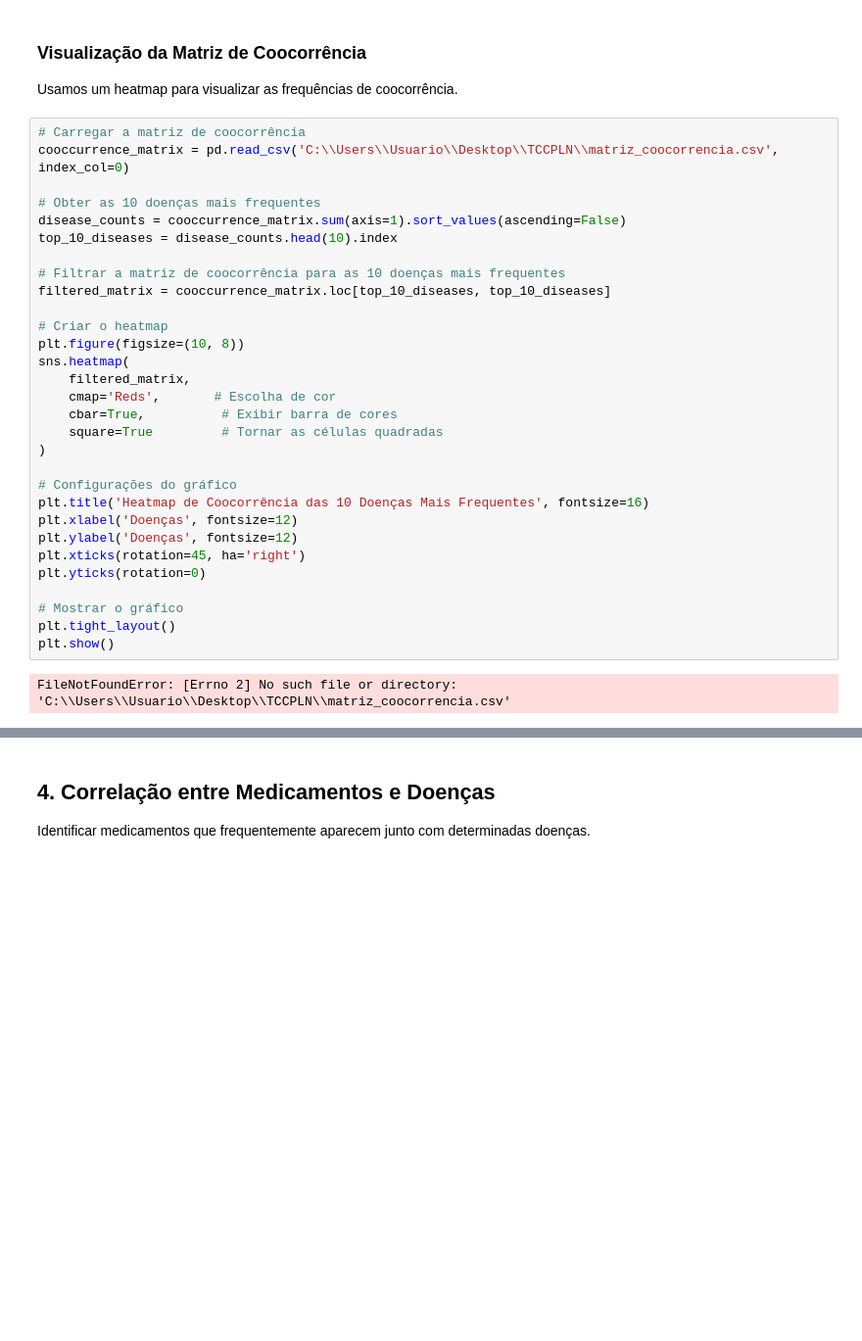
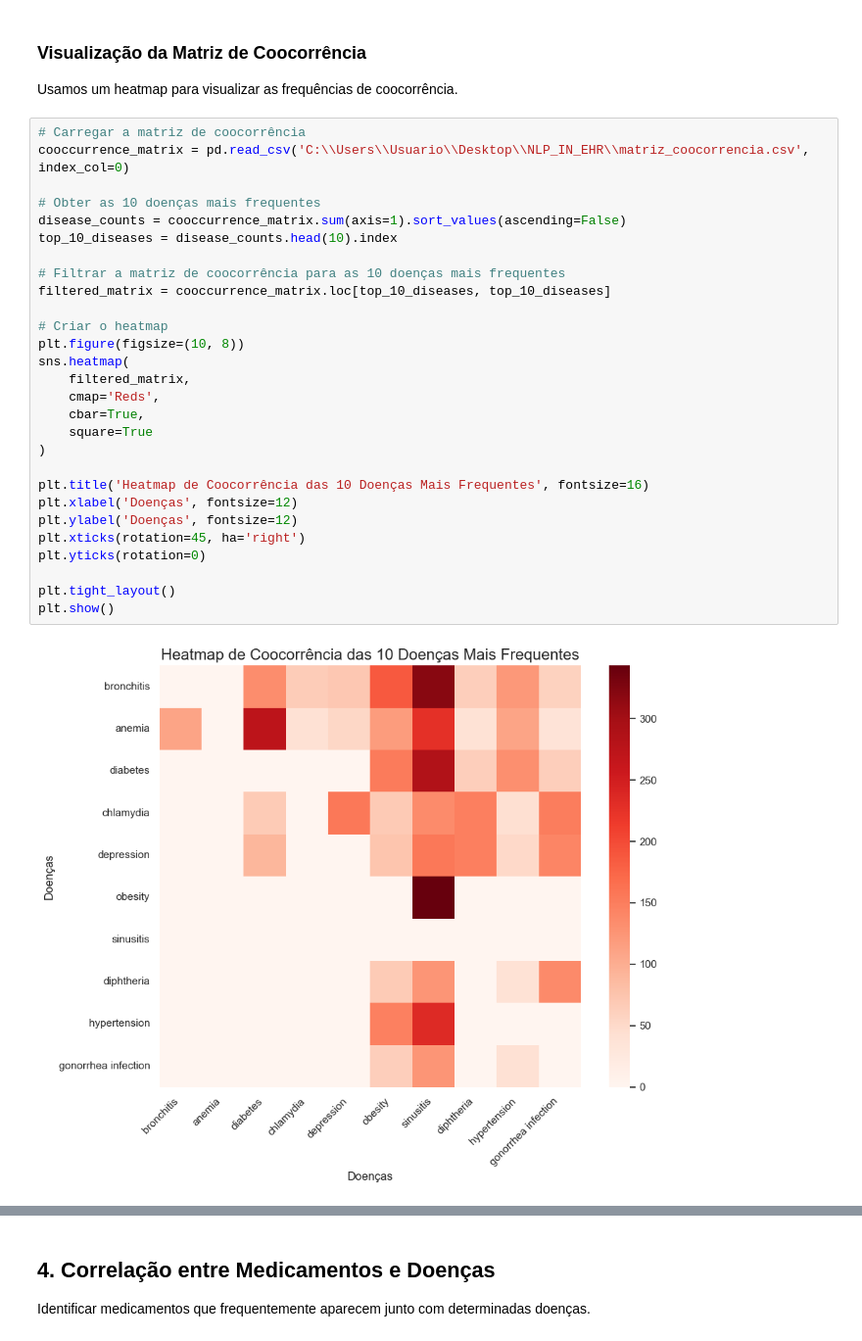
Before and after one commit to BrunoFranciosi/NLP_in_EHR, a Jupyter notebook: analise_correlacao.ipynb, the cells around one changed output, grey strips where cells are left out. Shown at 98% size. Cells and saved outputs as stored; diff of their text form; blank space fills up the shorter version.

```diff
--- a/analise_correlacao.ipynb
+++ b/analise_correlacao.ipynb
@@ -104,34 +101,32 @@ Matriz de coocorrência salva em 'matriz_coocorrencia.csv'.
 Usamos um heatmap para visualizar as frequências de coocorrência.
 # %%
 # Carregar a matriz de coocorrência
-cooccurrence_matrix = pd.read_csv('C:\\Users\\Usuario\\Desktop\\TCCPLN\\matriz_coocorrencia.csv', index_col=0)
+cooccurrence_matrix = pd.read_csv('C:\\Users\\Usuario\\Desktop\\NLP_IN_EHR\\matriz_coocorrencia.csv', index_col=0)
 
 # Obter as 10 doenças mais frequentes
 disease_counts = cooccurrence_matrix.sum(axis=1).sort_values(ascending=False)
 top_10_diseases = disease_counts.head(10).index
 
 # Filtrar a matriz de coocorrência para as 10 doenças mais frequentes
 filtered_matrix = cooccurrence_matrix.loc[top_10_diseases, top_10_diseases]
 
 # Criar o heatmap
 plt.figure(figsize=(10, 8))
 sns.heatmap(
     filtered_matrix,
-    cmap='Reds',       # Escolha de cor
-    cbar=True,          # Exibir barra de cores
-    square=True         # Tornar as células quadradas
+    cmap='Reds',
+    cbar=True,
+    square=True
 )
 
-# Configurações do gráfico
 plt.title('Heatmap de Coocorrência das 10 Doenças Mais Frequentes', fontsize=16)
 plt.xlabel('Doenças', fontsize=12)
 plt.ylabel('Doenças', fontsize=12)
 plt.xticks(rotation=45, ha='right')
 plt.yticks(rotation=0)
 
-# Mostrar o gráfico
 plt.tight_layout()
 plt.show()
 # %% [output]
-FileNotFoundError: [Errno 2] No such file or directory: 'C:\\Users\\Usuario\\Desktop\\TCCPLN\\matriz_coocorrencia.csv'
+[figure, added]
 # %%
```
Also changed, not shown: parts of 3 cells of this notebook, 4 other files.
